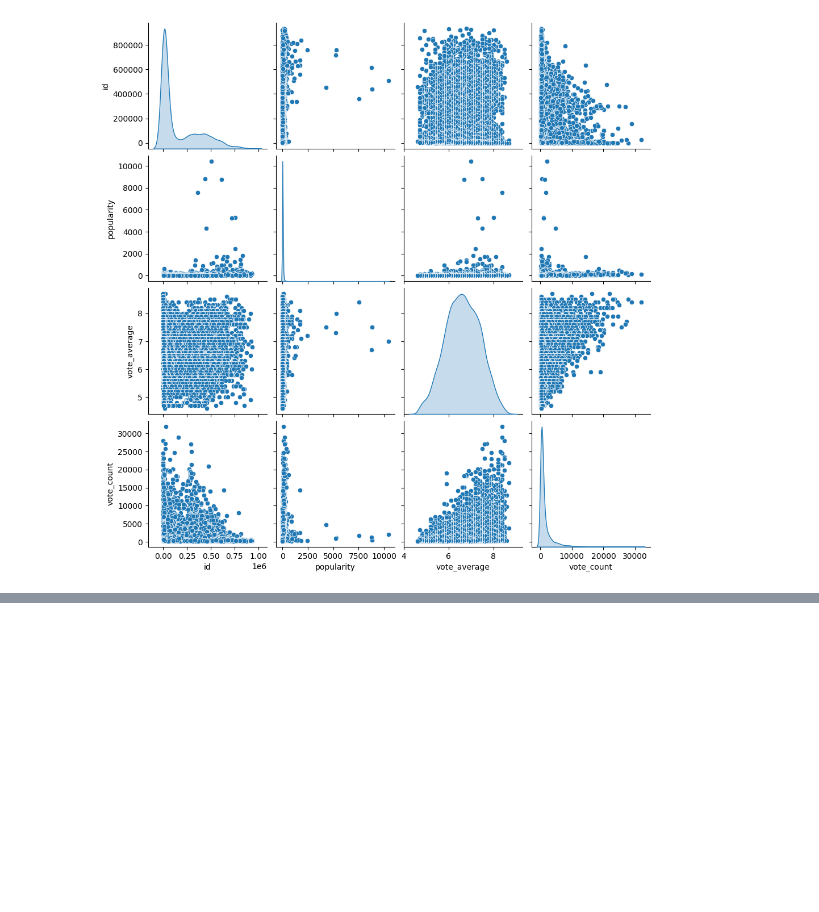
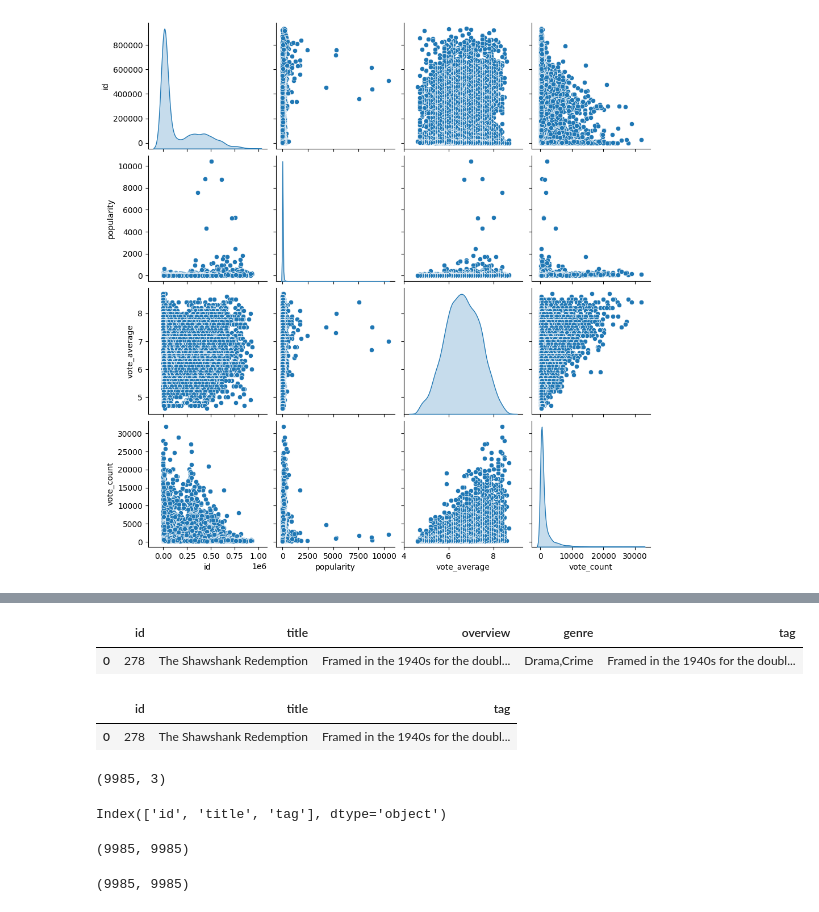
Before and after one commit to Pumchamnan/Movie-Recommendation-System-Porject, a Jupyter notebook: Movie_Recommendation.ipynb, the cells around one changed output, grey strips where cells are left out. Saved outputs shown, nothing was run; the diff lists cells and outputs as text; code cells hidden in the pictures; blank space fills up the shorter version.

```diff
--- a/Movie_Recommendation.ipynb
+++ b/Movie_Recommendation.ipynb
@@ -224,0 +178,22 @@ movie = df['']
+# %%
+df = df[['id','title','overview','genre'  ]]
+# %%
+df['tag'] = df['overview'] + df['genre']
+df.head(1)
+# %% [output]
+|  | id | title | overview | genre | tag |
+| 0 | 278 | The Shawshank Redemption | Framed in the 1940s for the doubl... | Drama,Crime | Framed in the 1940s for the doubl... |
+# %%
+df_up = df.drop(columns=['overview', 'genre'])
+df_up.head(1)
+# %% [output]
+|  | id | title | tag |
+| 0 | 278 | The Shawshank Redemption | Framed in the 1940s for the doubl... |
+# %%
+df_up.shape
+# %% [output]
+(9985, 3)
+# %%
+df_up.columns
+# %% [output]
+Index(['id', 'title', 'tag'], dtype='object')
@@ -224,0 +210,9 @@ movie = df['']
+# %%
+x = cv.transform(df_up['tag'])
+x.shape
+# %% [output]
+(9985, 9985)
+# %%
+vector.shape
+# %% [output]
+(9985, 9985)
```
Also changed, not shown: parts of 29 cells of this notebook.
